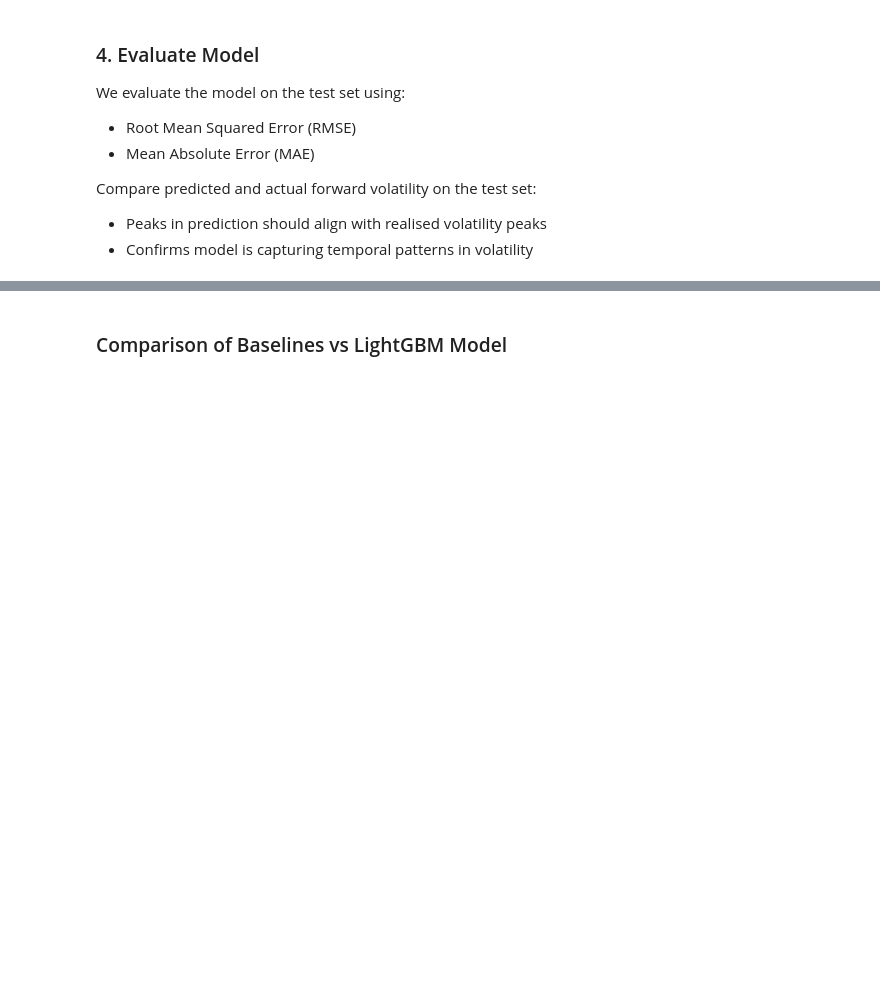
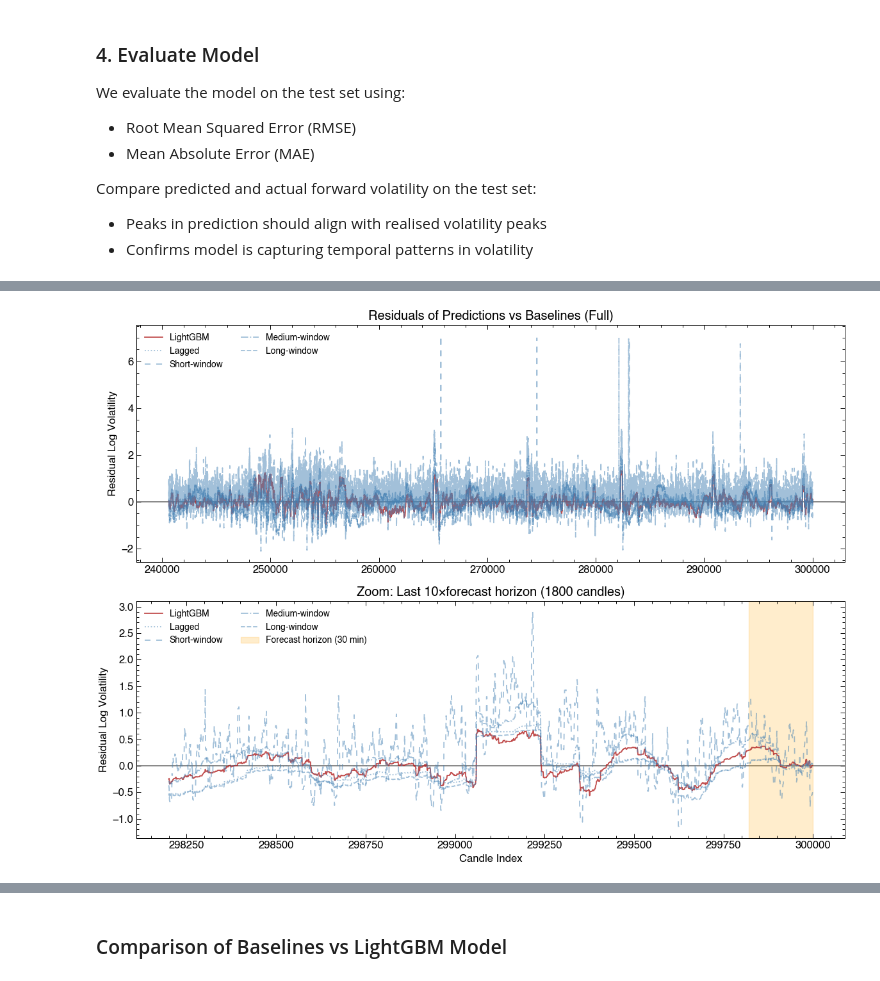
Before and after one commit to dominicjtaylor/fx-volatility-forecasting, a Jupyter notebook: notebooks/volatility_forecasting.ipynb, the cells around one changed output, grey strips where cells are left out. Cells and saved outputs as stored; diff of their text form; code cells hidden in the pictures; blank space fills up the shorter version.

Commit message:
Added residual regime identifier

```diff
--- a/notebooks/volatility_forecasting.ipynb
+++ b/notebooks/volatility_forecasting.ipynb
@@ -771,0 +780,76 @@ Baselines: rolling_vol_lag_45 rolling_vol_9_cand rolling_vol_90_cand rolling_vol
+# %%
+import matplotlib.pyplot as plt
+import numpy as np
+
+# Compute residuals
+residuals = {
+    'LightGBM':  y_test - y_pred_log,
+}
+for name, pred in baselines.items():
+    residuals[name] = y_test -  pred
+
+# Reindex x-axis for test set
+x_test = df.index[-len(y_test):]
+
+# Zoom settings
+zoom_factor = 10  # how many forecast horizons to zoom
+zoom_len = zoom_factor * H
+start_zoom_idx = max(len(y_test) - zoom_len, 0)
+zoom_seconds = zoom_factor * forecast_horizon
+
+# Plot
+fig, ax = plt.subplots(2, 1, figsize=(12, 9), sharex=False)
+
+colors = {
+    'LightGBM': 'firebrick',
+    'Lagged': 'steelblue',
+    'Short-window': 'steelblue',
+    'Medium-window': 'steelblue',
+    'Long-window': 'steelblue'
+}
+
+linestyles = {
+    'LightGBM': '-',
+    'Lagged': ':',
+    'Short-window': (0, (5, 5)),
+    'Medium-window': '-.',
+    'Long-window': '--'
+}
+
+# Full series
+for name, res in residuals.items():
+    if name == 'LightGBM':
+        alpha = 0.8
+    else:
+        alpha = 0.5
+    ax[0].plot(x_test, res, label=name, color=colors[name], linestyle=linestyles[name], alpha=alpha, zorder=3)
+ax[0].axhline(0, color='k', linestyle='-', alpha=0.5, zorder=1)
+
+ax[0].set_ylabel(r'Residual Log Volatility')
+ax[0].set_title('Residuals of Predictions vs Baselines (Full)')
+ax[0].legend(loc='upper left', ncols=2)
+# ax[0].grid(True, alpha=0.3)
+
+# Zoomed-in view
+x_zoom = x_test[start_zoom_idx:]
+for name, res in residuals.items():
+    if name == 'LightGBM':
+        alpha = 0.8
+    else:
+        alpha = 0.5
+    ax[1].plot(x_zoom, res[start_zoom_idx:], label=name, color=colors[name], linestyle=linestyles[name], alpha=alpha, zorder=3)
+ax[1].axhline(0, color='k', linestyle='-', alpha=0.5, zorder=1)
+ax[1].axvspan(x_zoom[-H], x_zoom[-1], color='orange', alpha=0.2, label='Forecast horizon (%s min)'%str(int(forecast_horizon/60)))
+
+ax[1].set_xlabel('Candle Index')
+ax[1].set_ylabel(r'Residual Log Volatility')
+ax[1].set_title(f'Zoom: Last {zoom_factor}×forecast horizon ({zoom_len} candles)')
+ax[1].set_title(f'Zoom: Last {zoom_seconds/60:.0f} minutes of data')
+ax[1].legend(loc='upper left', ncols=2)
+# ax[1].grid(True, alpha=0.3)
+
+plt.tight_layout()
+plt.savefig('../results/plots/model_residual_volatility_baseline_compare.png')
+plt.show()
+# %% [output]
+[figure, added]
```
Also changed, not shown: parts of 15 cells of this notebook, 18 other files.
